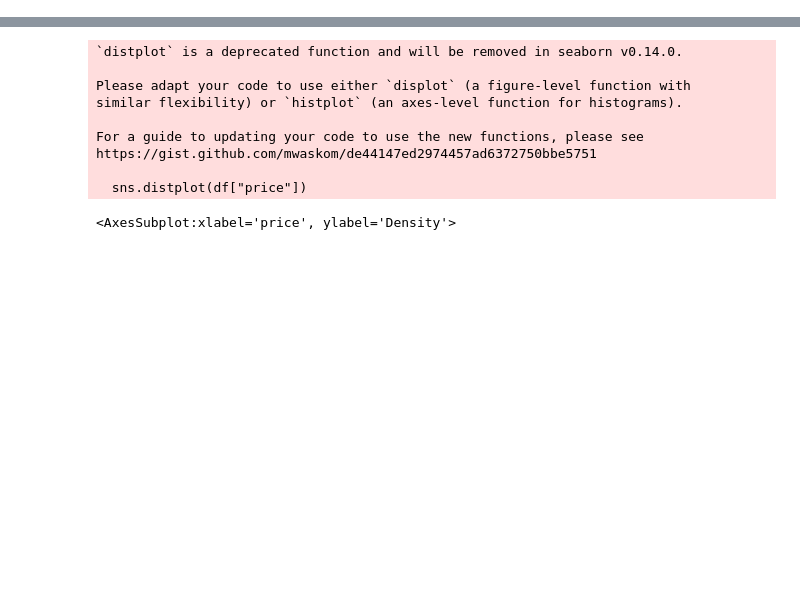
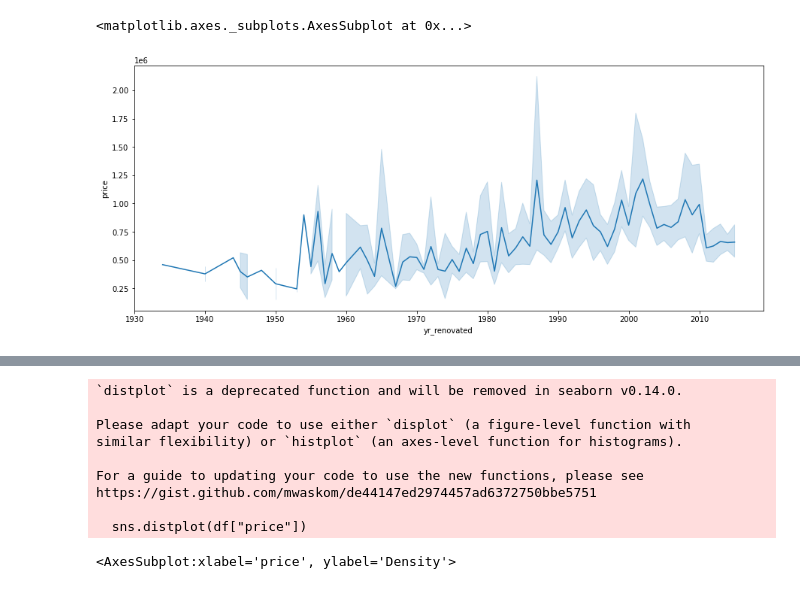
Before and after one commit to ChristianWussow/Portfolio, a Jupyter notebook: Data_Analytics_Project.ipynb, the cells around one changed output, grey strips where cells are left out. Cells and saved outputs as stored; diff of their text form; code cells hidden in the pictures; blank space fills up the shorter version.

```diff
--- a/Data_Analytics_Project.ipynb
+++ b/Data_Analytics_Project.ipynb
@@ -233,0 +192,9 @@ https://gist.github.com/mwaskom/de44147ed2974457ad6372750bbe5751
+# %%
+# yr_renovated feature:
+
+plt.figure(figsize=(15,6))
+sns.lineplot(x=df.yr_renovated[df['yr_renovated'].values != 0],
+             y=df['price'])
+# %% [output]
+<matplotlib.axes._subplots.AxesSubplot at 0x...>
+[figure, added]
```
Also changed, not shown: parts of 61 cells of this notebook.
